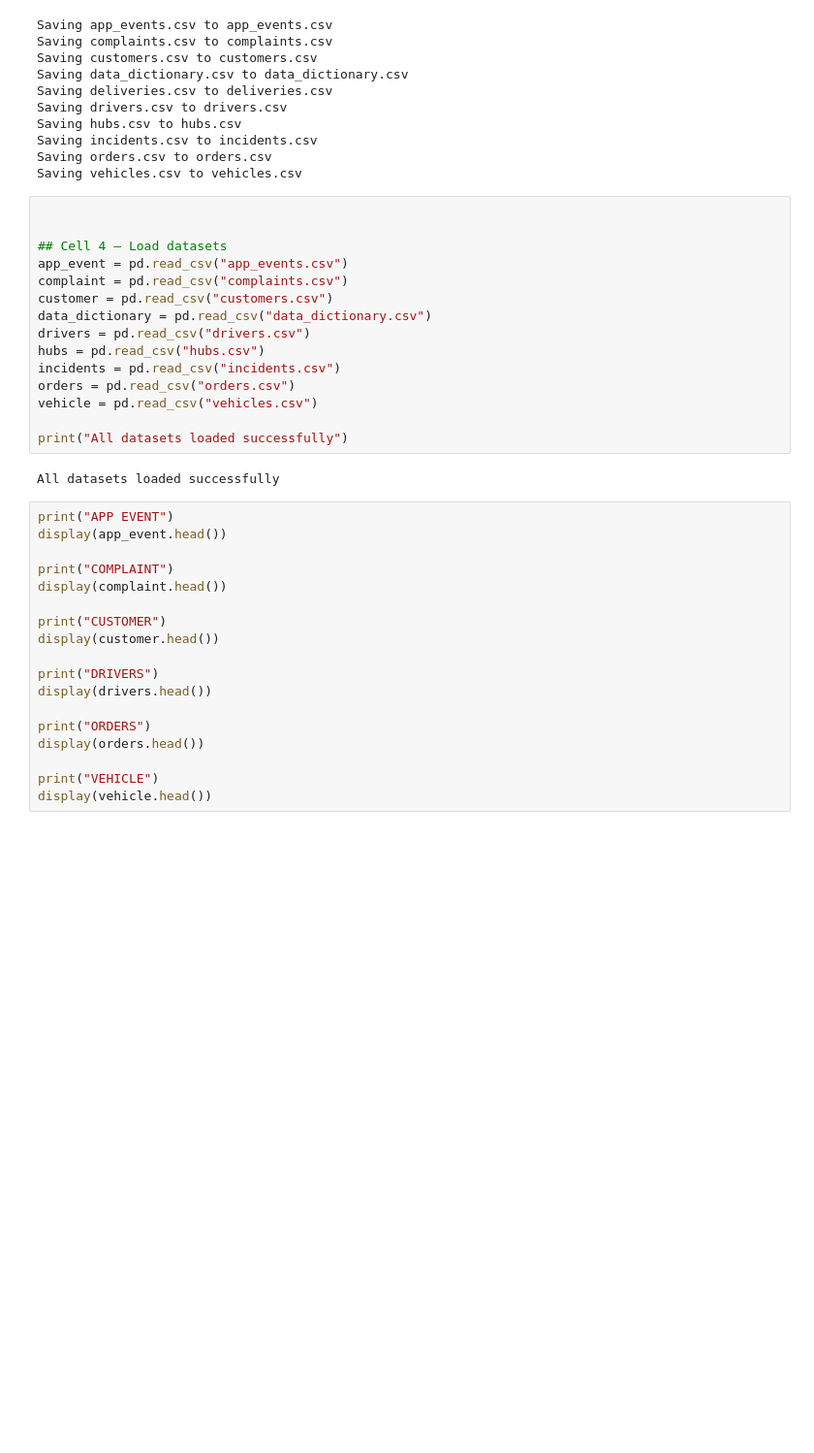
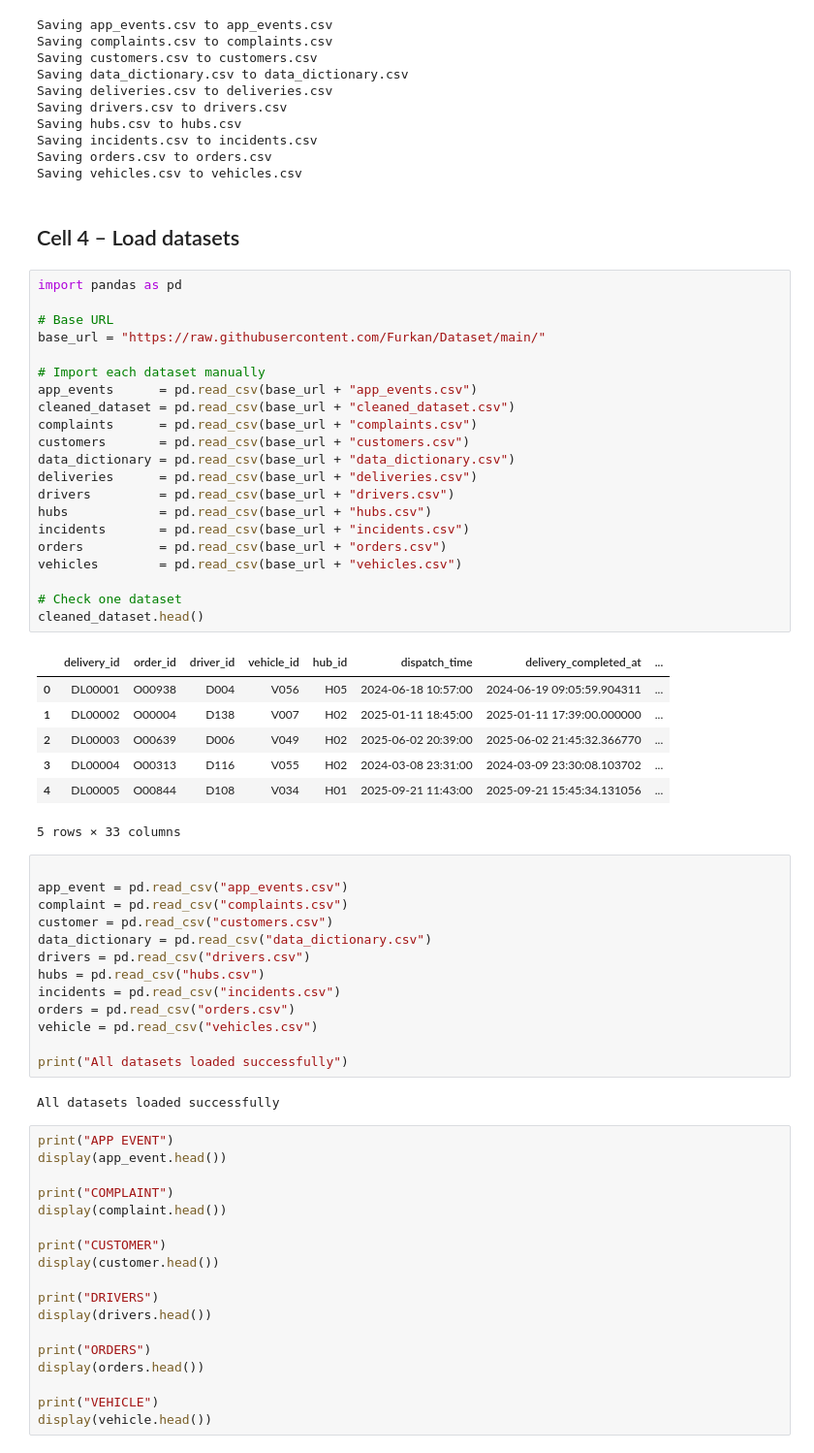
Before and after one commit to Furkangenc1/01_data_understanding, a Jupyter notebook: 01_data_understanding.ipynb, the cells around one changed output. Shown at 97% size. Saved outputs shown, nothing was run; the diff lists cells and outputs as text; blank space fills up the shorter version.

```diff
--- a/01_data_understanding.ipynb
+++ b/01_data_understanding.ipynb
@@ -29,10 +31,41 @@ Saving hubs.csv to hubs.csv
 Saving incidents.csv to incidents.csv
 Saving orders.csv to orders.csv
 Saving vehicles.csv to vehicles.csv
+# %% [markdown]
+
+
+## Cell 4 – Load datasets
+# %%
+import pandas as pd
+
+# Base URL
+base_url = "https://raw.githubusercontent.com/Furkan/Dataset/main/"
+
+# Import each dataset manually
+app_events      = pd.read_csv(base_url + "app_events.csv")
+cleaned_dataset = pd.read_csv(base_url + "cleaned_dataset.csv")
+complaints      = pd.read_csv(base_url + "complaints.csv")
+customers       = pd.read_csv(base_url + "customers.csv")
+data_dictionary = pd.read_csv(base_url + "data_dictionary.csv")
+deliveries      = pd.read_csv(base_url + "deliveries.csv")
+drivers         = pd.read_csv(base_url + "drivers.csv")
+hubs            = pd.read_csv(base_url + "hubs.csv")
+incidents       = pd.read_csv(base_url + "incidents.csv")
+orders          = pd.read_csv(base_url + "orders.csv")
+vehicles        = pd.read_csv(base_url + "vehicles.csv")
+
+# Check one dataset
+cleaned_dataset.head()
+# %% [output]
+|  | delivery_id | order_id | driver_id | vehicle_id | hub_id | dispatch_time | delivery_completed_at | ... |
+| 0 | DL00001 | O00938 | D004 | V056 | H05 | 2024-06-18 10:57:00 | 2024-06-19 09:05:59.904311 | ... |
+| 1 | DL00002 | O00004 | D138 | V007 | H02 | 2025-01-11 18:45:00 | 2025-01-11 17:39:00.000000 | ... |
+| 2 | DL00003 | O00639 | D006 | V049 | H02 | 2025-06-02 20:39:00 | 2025-06-02 21:45:32.366770 | ... |
+| 3 | DL00004 | O00313 | D116 | V055 | H02 | 2024-03-08 23:31:00 | 2024-03-09 23:30:08.103702 | ... |
+| 4 | DL00005 | O00844 | D108 | V034 | H01 | 2025-09-21 11:43:00 | 2025-09-21 15:45:34.131056 | ... |
+5 rows × 33 columns
 # %%
 
-
-## Cell 4 – Load datasets
 app_event = pd.read_csv("app_events.csv")
 complaint = pd.read_csv("complaints.csv")
 customer = pd.read_csv("customers.csv")
```
Also changed, not shown: parts of 1 cell of this notebook.
